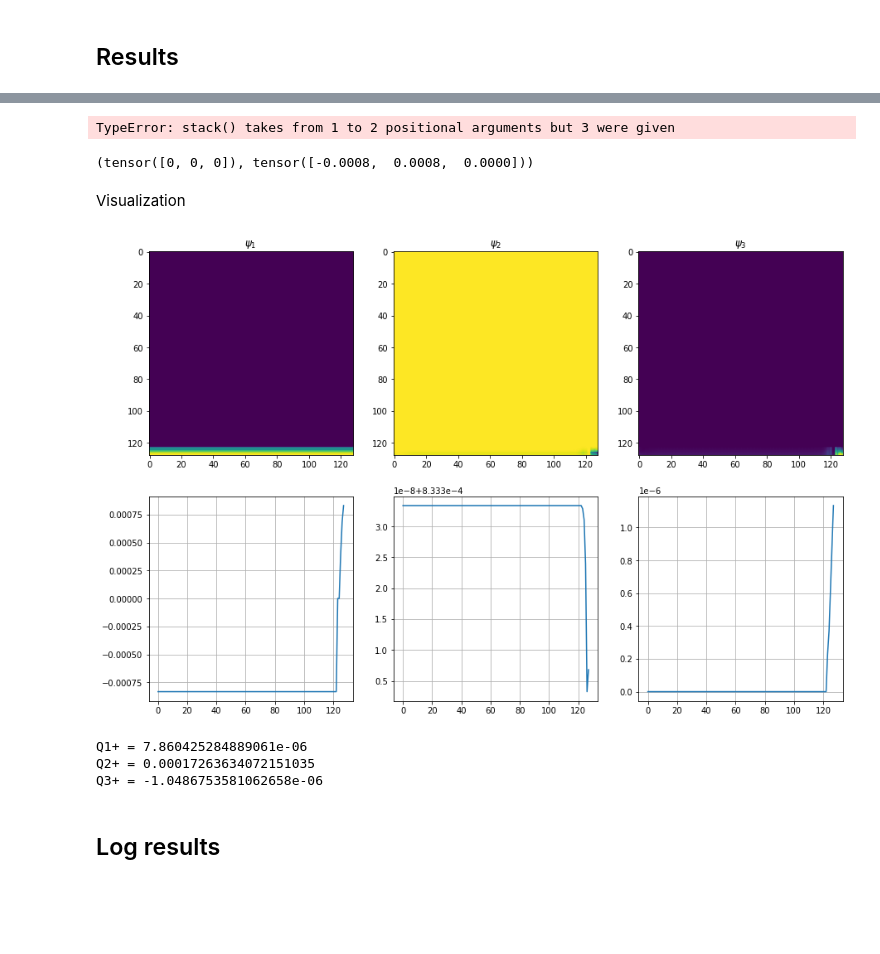
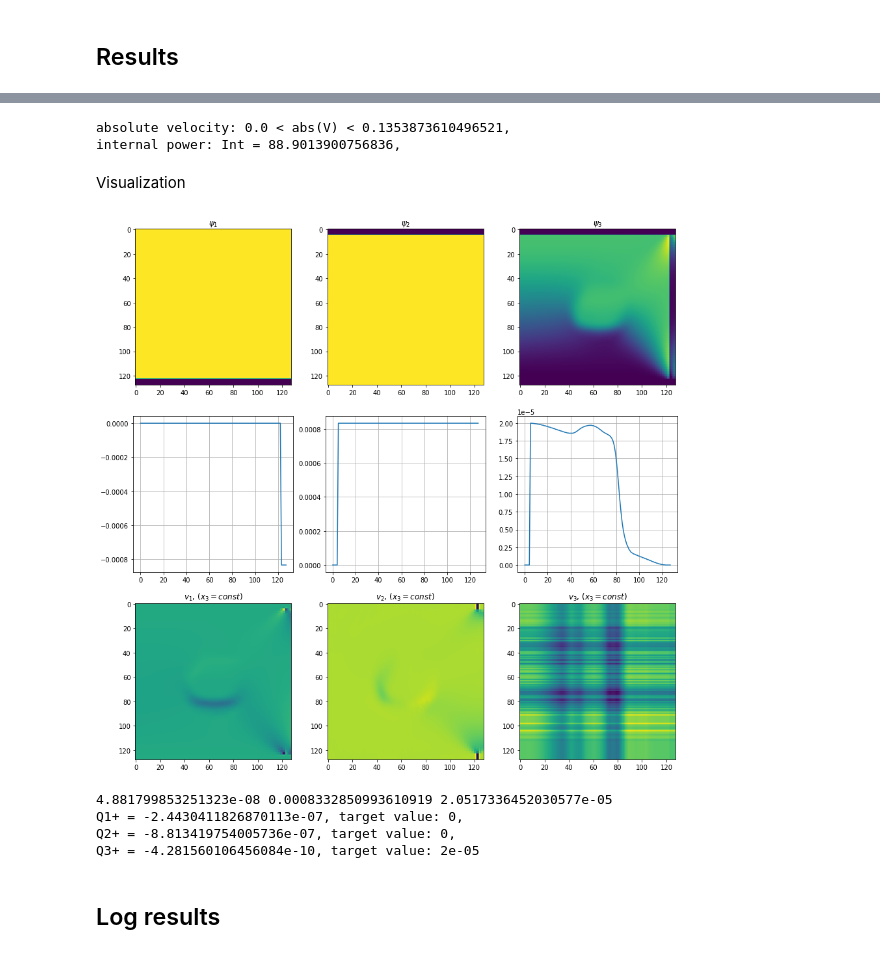
Before and after one commit to litvinenkonikita/Physics_based_ML, a Jupyter notebook: Baseline_3D_pipe.ipynb, the cells around one changed output, grey strips where cells are left out. Cells and saved outputs as stored; diff of their text form; code cells hidden in the pictures; blank space fills up the shorter version.

```diff
--- a/Baseline_3D_pipe.ipynb
+++ b/Baseline_3D_pipe.ipynb
@@ -74,7 +74,7 @@ image shape: torch.Size([128, 128, 128])
 # %%
 SIZE = imgDim
 #Training
-EPOCHS = 50000
+EPOCHS = 60000
 NoOfFeatures = 32 #32
 WORK_DIR = '/root/Physics_based_loss'
 IN_CH = 3 #number of input channels
@@ -96,7 +96,7 @@ HYPS = []
 
 hyps = {"Epochs":[EPOCHS],
         "learning_rate": [1e-3],
-        "scheduler": ["step"],
+        "scheduler": ["None"],
         "scheduler_factor": [0.5],
         "scheduler_patience": [int(EPOCHS*0.05)],
         "use_bn": [True],
@@ -977,7 +1075,7 @@ def power_loss(psi):
     psi_masked = psi.clone()
     for i in range(len(SIZE)):
         psi_masked[:,i,:NL,:]   = psimm[i]
-        psi_masked[:,i,:-NL:,:] = psipp[i]
+        psi_masked[:,i,-NL:,:] = psipp[i]
 
     v1, v2, v3 = velocityDistr(psi_masked[0,0,:,:], psi_masked[0,1,:,:], psi_masked[0,2,:,:], DX1N, DX2N, DX3N, L[0], L[1], L[2])
 
@@ -1138,69 +1234,58 @@ simulation time:202m 51s
-# %%
-psi = model.forward(x)
 # %%
 #Fix psi function on the boundaries
 psi_masked = psi.clone().detach()
 for i in range(len(SIZE)):
-    psi_masked[:,i,:NL,:]   = psimm[i].to('cpu')
-    psi_masked[:,i,:-NL:,:] = psipp[i].to('cpu')
+    psi_masked[0,i,:NL,:]   = psimm[i].to('cpu')
+    psi_masked[0,i,-NL:,:] = psipp[i].to('cpu')
 
 v1, v2, v3 = velocityDistr(psi_masked[0,0,:,:], psi_masked[0,1,:,:], psi_masked[0,2,:,:], DX1N, DX2N, DX3N, L[0], L[1], L[2])
-V = torch.stack(v1,v2,v3)
+V = torch.stack([v1,v2,v3])
 Vabs = torch.sqrt(v1**2 + v2**2 + v3**2)
 xi11, xi12, xi22, EtaEta = TksiDistr(v1, v2, v3, DX1N, DX2N, DX3N, L[0], L[1], L[2])
 
 #Subintegral expression with masks for fluid and walls, respectively:
-subInt = ((0.5*Q0*EtaEta + ((Q1/(Z+1))*EtaEta**((Z+1)*0.5)))*img[0,:,:,:] +
-          (0.5*Q0W*EtaEta + ((Q1W/(ZW+1))*EtaEta**((ZW+1)*0.5)))*(1-img[0,:,:,:]))
+subInt = ((0.5*Q0*EtaEta + ((Q1/(Z+1))*EtaEta**((Z+1)*0.5)))*img[0,:,:,:].to(DEVICE) +
+          (0.5*Q0W*EtaEta + ((Q1W/(ZW+1))*EtaEta**((ZW+1)*0.5)))*(1-img[0,:,:,:].to(DEVICE)))
 #Integral
 int1 = torch.trapz(subInt)
 int2 = torch.trapz(int1)
 int3 = torch.trapz(int2)
 out = int3*dOmega #loss
 
-print(f'absolute velocity: < abs(V) < {vabs.max()},')
-print(f'maximum velocity: v3 = {v3amax},')
-print(f'internal power: Int = {Int},')
-print(f'Reynolds number Re = {Re} is smaller than critical Re < {Re_cr}: {Re<Re_cr}')
-print(f'Pipe length L_3 = {L[2]} is longer than critical L_cr = {Lcr}: {L[2]>Lcr}')
+print(f'absolute velocity: {Vabs.min()} < abs(V) < {Vabs.max()},')
+print(f'internal power: Int = {out},')
 # %% [output]
-TypeError: stack() takes from 1 to 2 positional arguments but 3 were given
+absolute velocity: 0.0 < abs(V) < 0.1353873610496521,
+internal power: Int = 88.9013900756836,
-# %%
-psimm.to('cpu'), psipp.to('cpu')
-# %% [output]
-(tensor([0, 0, 0]), tensor([-0.0008,  0.0008,  0.0000]))
 # %% [markdown]
 Visualization
 # %%
-nr=4
+nr=3
 nc=len(SIZE)
 
 fig = plt.figure(figsize=(FIGSIZE*nc, FIGSIZE*nr))
 for i in range(len(SIZE)):
     plt.subplot(nr,nc,i+1)
     plt.imshow(psi_masked[0,i,:,:].to('cpu'))
     plt.title(f'$\psi_{i+1}$')
     plt.subplot(nr,nc,i+1+nc)
     plt.plot(psi_masked[0,i,:,slices[i]].to('cpu'))
     plt.grid()
 
     plt.subplot(nr,nc,i+1+2*nc)
-    plt.imshow(v1psi_masked[0,i,:,:].to('cpu'))
-    plt.title(f'$\psi_{i+1}$')
-    plt.subplot(nr,nc,i+1+nc)
-    plt.plot(psi_masked[0,i,:,slices[i]].to('cpu'))
-    plt.grid()
-
+    plt.imshow(V[i,:,:,slices[2]].to('cpu'))
+    plt.title(f'$v_{i+1}$, $(x_3 = const)$')
 
 plt.show()
 
 #Check flow rates
-
-print(f'Q1+ = {- (psi[0,1,-1,-1] - psi[0,1,-1,0])*L[1] + (psi[0,2,-1,-1] - psi[0,2,-1,0])*L[2]}')
-print(f'Q2+ = {- (psi[0,2,-1,-1] - psi[0,2,0,-1])*L[2] + (psi[0,0,-1,-1] - psi[0,0,-1,0])*L[0]}')
-print(f'Q3+ = {- (psi[0,0,-1,-1] - psi[0,0,0,-1])*L[0] + (psi[0,1,-1,-1] - psi[0,1,0,-1])*L[1]}')
+print(psi[0,0,-1,-1].item(), psi[0,1,-1,-1].item(), psi[0,2,-1,-1].item())
+print(f'Q1+ = {- (psi[0,1,-1,-1] - psi[0,1,-1,0])*L[1] + (psi[0,2,-1,-1] - psi[0,2,-1,0])*L[2]}, target value: {Qp[0]},')
+print(f'Q2+ = {- (psi[0,2,-1,-1] - psi[0,2,0,-1])*L[2] + (psi[0,0,-1,-1] - psi[0,0,-1,0])*L[0]}, target value: {Qp[1]},')
+print(f'Q3+ = {- (psi[0,0,-1,-1] - psi[0,0,0,-1])*L[0] + (psi[0,1,-1,-1] - psi[0,1,0,-1])*L[1]}, target value: {Qp[2]}')
 # %% [output]
-[figure, old version]
+[figure, new version]
-Q1+ = 7.860425284889061e-06
-Q2+ = 0.00017263634072151035
-Q3+ = -1.0486753581062658e-06
+4.881799853251323e-08 0.0008332850993610919 2.0517336452030577e-05
+Q1+ = -2.4430411826870113e-07, target value: 0,
+Q2+ = -8.813419754005736e-07, target value: 0,
+Q3+ = -4.281560106456084e-10, target value: 2e-05
```
Also changed, not shown: parts of 25 cells of this notebook.
